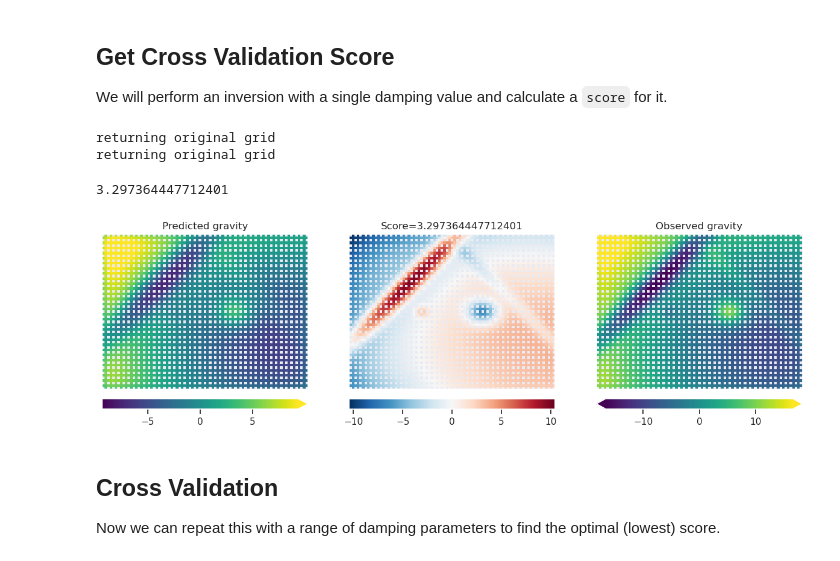
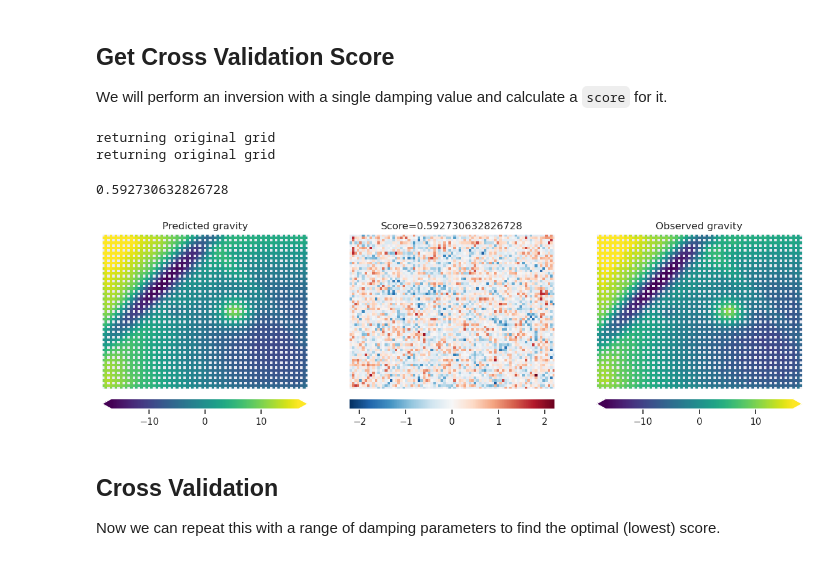
Before and after one commit to mdtanker/invert4geom, a Jupyter notebook: docs/user_guide/damping_cross_validation.ipynb, the cells around one changed output. Saved outputs shown, nothing was run; the diff lists cells and outputs as text; code cells hidden in the pictures.

Commit message:
docs: update user guide notebooks
To run faster, this lowers the resolution of the user guide notebooks. It also adds synthetic noise to all the examples.

```diff
--- a/docs/user_guide/damping_cross_validation.ipynb
+++ b/docs/user_guide/damping_cross_validation.ipynb
@@ -72,7 +64,7 @@ coords = vd.grid_coordinates(
     region=region,
     spacing=spacing,
     pixel_register=False,
-    extra_coords=1000,
+    extra_coords=1000,  # survey elevation
 )
 
 # grid the coordinates
@@ -85,7 +77,7 @@ observations = vd.make_xarray_grid(
 
 grav_df = vd.grid_to_table(observations)
 
-grav_df["observed_grav"] = prisms.prism_layer.gravity(
+grav_df["grav"] = prisms.prism_layer.gravity(
     coordinates=(
         grav_df.easting,
         grav_df.northing,
@@ -130,3 +122,13 @@ grav_df
 | 4939 | 30000.0 | 39500.0 | True | 1000.0 | 3.104991 |
 | 4940 | 30000.0 | 40000.0 | False | 1000.0 | 2.858299 |
 4941 rows × 5 columns
+# %%
+# contaminate gravity with 1 mGal of random noise
+grav_df["observed_grav"], stddev = synthetic.contaminate(
+    grav_df.grav,
+    stddev=0.5,
+    percent=False,
+    seed=0,
+)
+
+grav_df.set_index(["northing", "easting"]).to_xarray().observed_grav.plot()
@@ -169,37 +174,37 @@ We will perform an inversion with a single damping value and calculate a `score`
 # %%
 # set Python's logging level
 logger = logging.getLogger()
 logger.setLevel(logging.WARNING)
 
 # set kwargs to pass to the inversion
 kwargs = {
     "input_grav_column": "observed_grav",
     "prism_layer": starting_prisms,
     "deriv_type": "annulus",
     "zref": zref,
     "density_contrast": density_contrast,
-    "solver_damping": 0.5,
+    "solver_damping": 0.1,
     # set stopping criteria
     "max_iterations": 30,
-    "l2_norm_tolerance": 0.3,
-    "delta_l2_norm_tolerance": 1.01,
+    "l2_norm_tolerance": 0.5,
+    "delta_l2_norm_tolerance": 1.005,
 }
 
 # run inversion, calculate the score, and plot the predicted and observed gravity for
 # the testing dataset
 score = cross_validation.grav_cv_score(
     training_data=grav_df[grav_df.test == False],  # noqa: E712
     testing_data=grav_df[grav_df.test == True],  # noqa: E712
     progressbar=True,
     plot=True,
     **kwargs,
 )
 score
 # %% [output]
 returning original grid
 returning original grid
-3.297364447712401
+0.592730632826728
-[figure, old version]
+[figure, new version]
 # %% [markdown]
 ## Cross Validation
 Now we can repeat this with a range of damping parameters to find the optimal (lowest) score.
```
Also changed, not shown: parts of 9 cells of this notebook, 5 other files.
